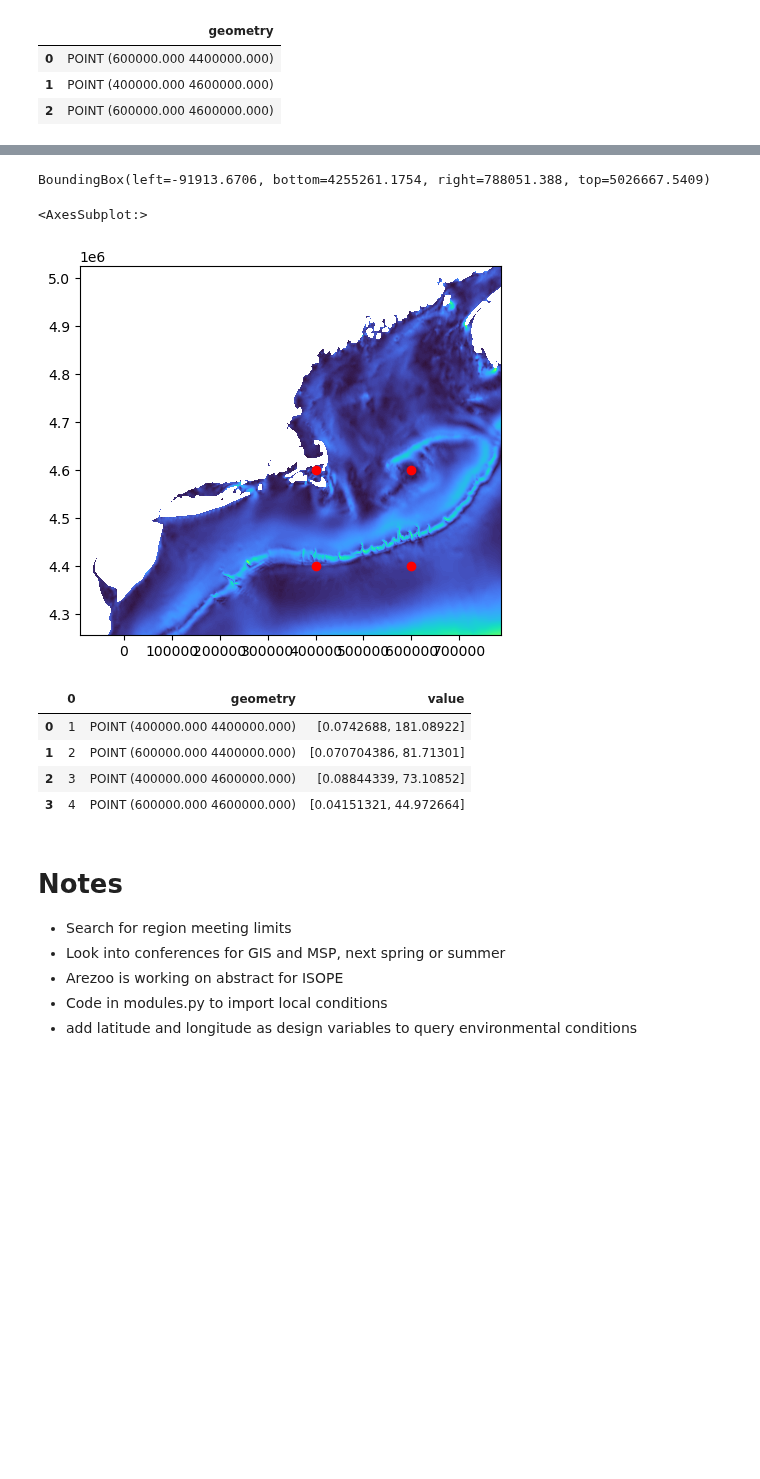
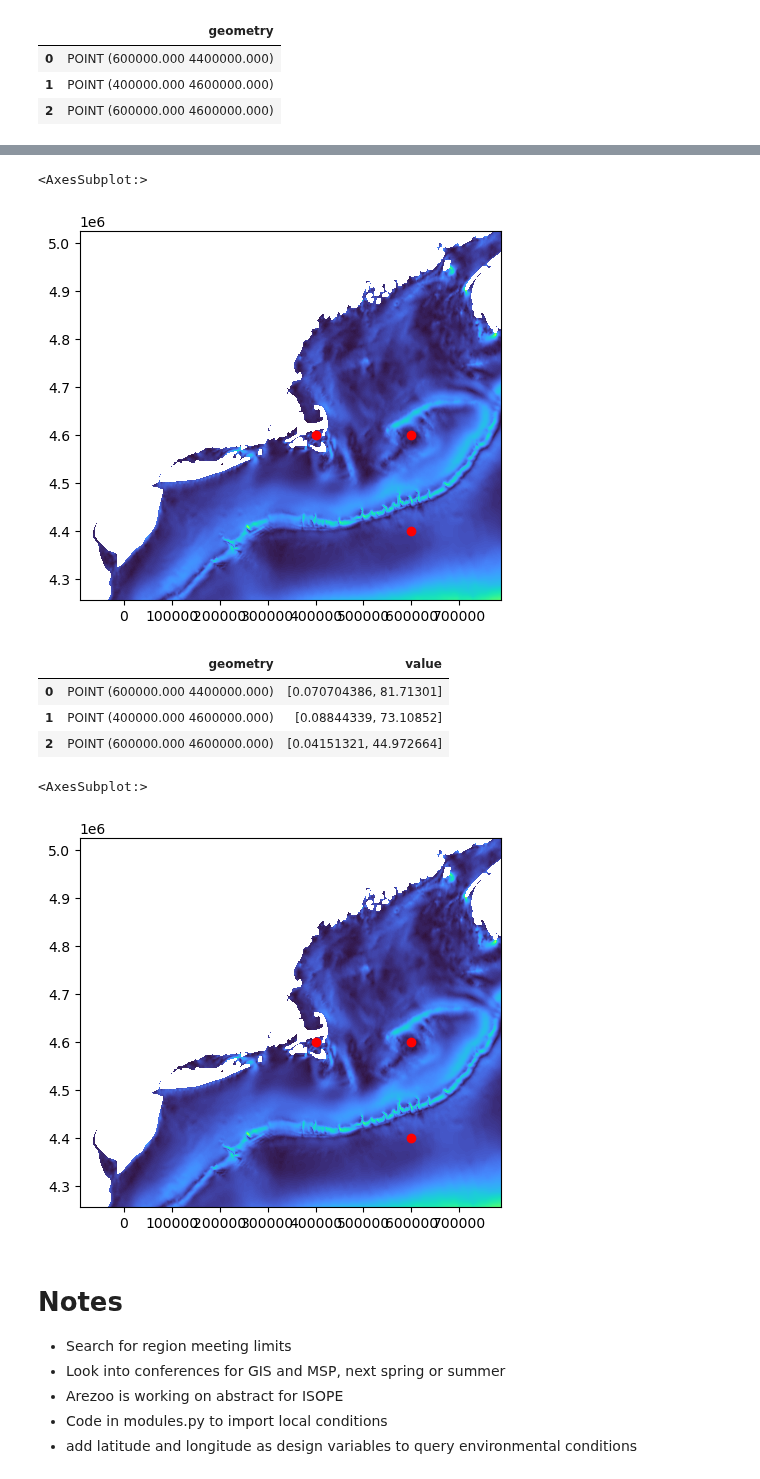
Before and after one commit to symbiotic-engineering/Aquaculture, a Jupyter notebook: gis/geopandas_examples.ipynb, the cells around one changed output, grey strips where cells are left out. Saved outputs shown, nothing was run; the diff lists cells and outputs as text; code cells hidden in the pictures; blank space fills up the shorter version.

```diff
--- a/gis/geopandas_examples.ipynb
+++ b/gis/geopandas_examples.ipynb
@@ -23,10 +21,3 @@ gdf.head()
 | 0 | POINT (600000.000 4400000.000) |
 | 1 | POINT (400000.000 4600000.000) |
 | 2 | POINT (600000.000 4600000.000) |
-# %%
-point = [400000, 4400000, 32630]
-gdf2 = geopandas.GeoDataFrame(["{}-{}".format(point[0], point[1])], geometry=[Point(point[0], point[1])], crs=point[2])
-coord_list = [(point[0], point[1])]
-gdf2['value'] = [x for x in currents.sample(coord_list)]
-gdf = gdf.append(gdf2)
-gdf
@@ -66,11 +24,3 @@ Name: geometry, dtype: geometry
-# %%
-# Create sampling points
-points = [Point(400000, 4400000), Point(600000, 4400000), Point(400000, 4600000), Point(600000, 4600000)]
-gdf = geopandas.GeoDataFrame([1, 2, 3, 4], geometry=points, crs=32630)
-# %%
-currents.bounds
-# %% [output]
-BoundingBox(left=-91913.6706, bottom=4255261.1754, right=788051.388, top=5026667.5409)
 # %%
 fig, ax = plt.subplots()
 
@@ -81,14 +31,13 @@ ax = rasterio.plot.show(currents, extent=extent, ax=ax, cmap='turbo')
 gdf.plot(ax=ax, color='red')
 # %% [output]
 <AxesSubplot:>
-[figure, old version]
+[figure, new version]
 # %%
 coord_list = [(x,y) for x,y in zip(gdf['geometry'].x , gdf['geometry'].y)]
 gdf['value'] = [x for x in currents.sample(coord_list)]
 gdf.head()
 # %% [output]
-|  | 0 | geometry | value |
-| 0 | 1 | POINT (400000.000 4400000.000) | [0.0742688, 181.08922] |
-| 1 | 2 | POINT (600000.000 4400000.000) | [0.070704386, 81.71301] |
-| 2 | 3 | POINT (400000.000 4600000.000) | [0.08844339, 73.10852] |
-| 3 | 4 | POINT (600000.000 4600000.000) | [0.04151321, 44.972664] |
+|  | geometry | value |
+| 0 | POINT (600000.000 4400000.000) | [0.070704386, 81.71301] |
+| 1 | POINT (400000.000 4600000.000) | [0.08844339, 73.10852] |
+| 2 | POINT (600000.000 4600000.000) | [0.04151321, 44.972664] |
@@ -95,3 +49,14 @@ gdf.head()
+# %%
+fig, ax = plt.subplots()
+
+# transform rasterio plot to real world coords
+extent=[currents.bounds[0], currents.bounds[2], currents.bounds[1], currents.bounds[3]]
+ax = rasterio.plot.show(currents, extent=extent, ax=ax, cmap='turbo')
+
+gdf.plot(ax=ax, color='red')
+# %% [output]
+<AxesSubplot:>
+[figure, added]
 # %% [markdown]
 # Notes
 * Search for region meeting limits
```
Also changed, not shown: parts of 8 cells of this notebook, 2 other files.
